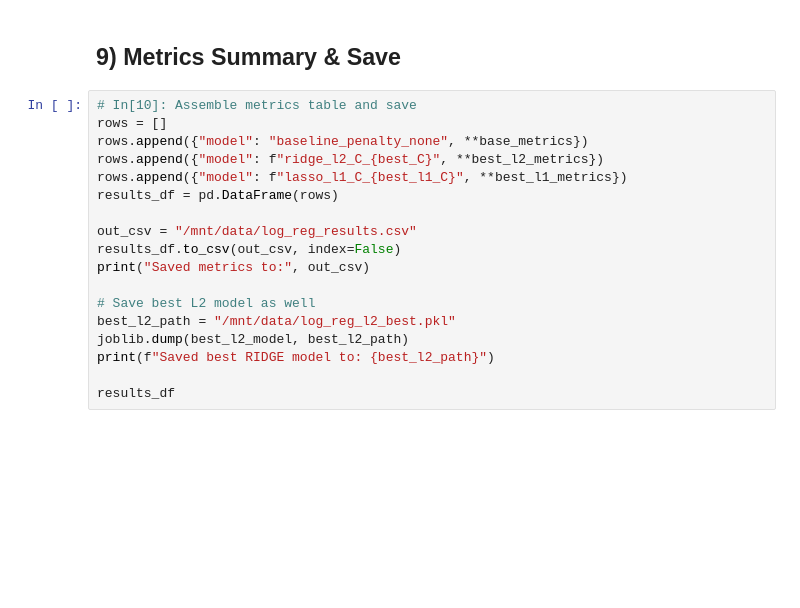
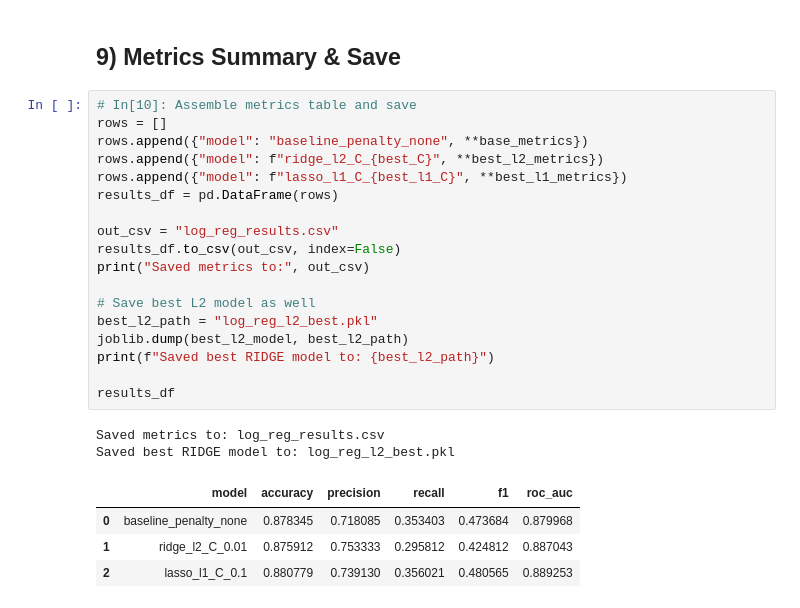
Before and after one commit to wkdghdus/Predicting-Purchasing-Intention, a Jupyter notebook: Model/Logistic regression model/Model_LogisticRegression.ipynb, the cells around one changed output. Saved outputs shown, nothing was run; the diff lists cells and outputs as text; blank space fills up the shorter version.

Commit message:
feat: logistic regression model, baseline, ridge, lasso

```diff
--- a/Model/Logistic regression model/Model_LogisticRegression.ipynb
+++ b/Model/Logistic regression model/Model_LogisticRegression.ipynb
@@ -264,18 +274,25 @@ plt.show()
 # %%
 # In[10]: Assemble metrics table and save
 rows = []
 rows.append({"model": "baseline_penalty_none", **base_metrics})
 rows.append({"model": f"ridge_l2_C_{best_C}", **best_l2_metrics})
 rows.append({"model": f"lasso_l1_C_{best_l1_C}", **best_l1_metrics})
 results_df = pd.DataFrame(rows)
 
-out_csv = "/mnt/data/log_reg_results.csv"
+out_csv = "log_reg_results.csv"
 results_df.to_csv(out_csv, index=False)
 print("Saved metrics to:", out_csv)
 
 # Save best L2 model as well
-best_l2_path = "/mnt/data/log_reg_l2_best.pkl"
+best_l2_path = "log_reg_l2_best.pkl"
 joblib.dump(best_l2_model, best_l2_path)
 print(f"Saved best RIDGE model to: {best_l2_path}")
 
 results_df
+# %% [output]
+Saved metrics to: log_reg_results.csv
+Saved best RIDGE model to: log_reg_l2_best.pkl
+|  | model | accuracy | precision | recall | f1 | roc_auc |
+| 0 | baseline_penalty_none | 0.878345 | 0.718085 | 0.353403 | 0.473684 | 0.879968 |
+| 1 | ridge_l2_C_0.01 | 0.875912 | 0.753333 | 0.295812 | 0.424812 | 0.887043 |
+| 2 | lasso_l1_C_0.1 | 0.880779 | 0.739130 | 0.356021 | 0.480565 | 0.889253 |
```
Also changed, not shown: parts of 4 cells of this notebook.
